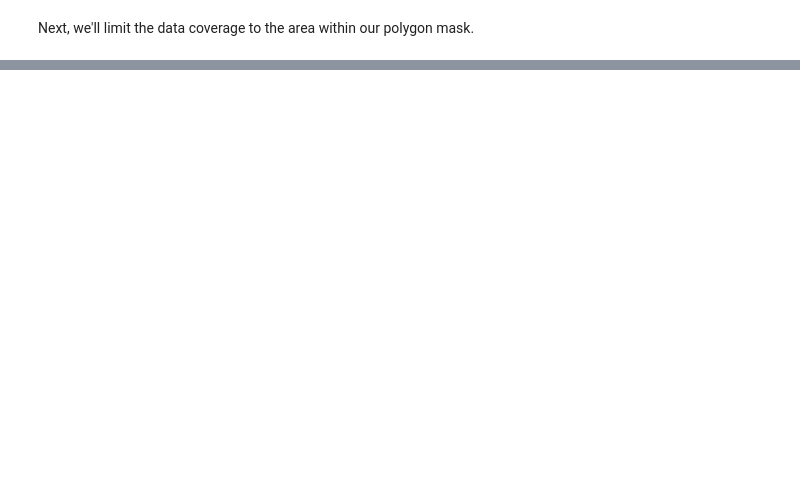
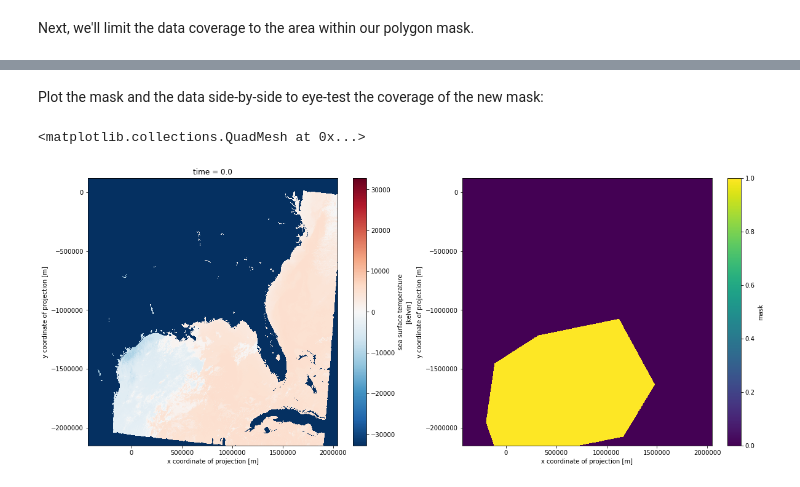
Before and after one commit to jjmcnelis/podaac-ipynb, a Jupyter notebook: harmony-l2-processing-example.ipynb, the cells around one changed output, grey strips where cells are left out. Cells and saved outputs as stored; diff of their text form; code cells hidden in the pictures; blank space fills up the shorter version.

```diff
--- a/harmony-l2-processing-example.ipynb
+++ b/harmony-l2-processing-example.ipynb
@@ -691,0 +808,8 @@ Next, we'll limit the data coverage to the area within our polygon mask.
+# %%
+mask0 = gdal.GetDriverByName('MEM').Create(
+    '',                 # No filename required for memory dataset.
+    ds.x.size,          # Copy the number of cols in the output.
+    ds.y.size,          # Do the same for rows.
+    1,                  # Mask should have only one band.
+    gdal.GDT_Byte,      # Output type is byte (0, 1).
+)
@@ -691,0 +844,4 @@ Next, we'll limit the data coverage to the area within our polygon mask.
+# %%
+mask0arr = mask0.GetRasterBand(1).ReadAsArray()
+
+mask0arr
@@ -691,0 +872,8 @@ Next, we'll limit the data coverage to the area within our polygon mask.
+# %%
+inverted_mask0arr = np.flipud(mask0arr)
+
+ds['mask'] = xr.DataArray(
+    inverted_mask0arr,
+    coords=[ds.y, ds.x],    # It shares output dimensions.
+    dims=['y', 'x'],
+)
@@ -691,0 +882,9 @@ Next, we'll limit the data coverage to the area within our polygon mask.
+# %%
+ds.mask.attrs = {
+    'grid_mapping': "albers_conical_equal_area",
+    'flag_values': (0, 1),
+    'flag_meanings': "nodata data",
+    '_FillValue':0,
+}
+
+ds.mask
@@ -691,0 +908,13 @@ Next, we'll limit the data coverage to the area within our polygon mask.
+# %% [markdown]
+Plot the mask and the data side-by-side to eye-test the coverage of the new mask:
+# %%
+fig, axes = plt.subplots(figsize=(20, 8), ncols=2)
+
+# Plot 'sea_surface_temperature' grid on axis 0:
+sst.plot(ax=axes[0])
+
+# Plot 'mask' grid on axis 1:
+ds.mask.plot(ax=axes[1])
+# %% [output]
+<matplotlib.collections.QuadMesh at 0x...>
+[figure, added]
```
Also changed, not shown: parts of 119 cells of this notebook, 12 other files.
